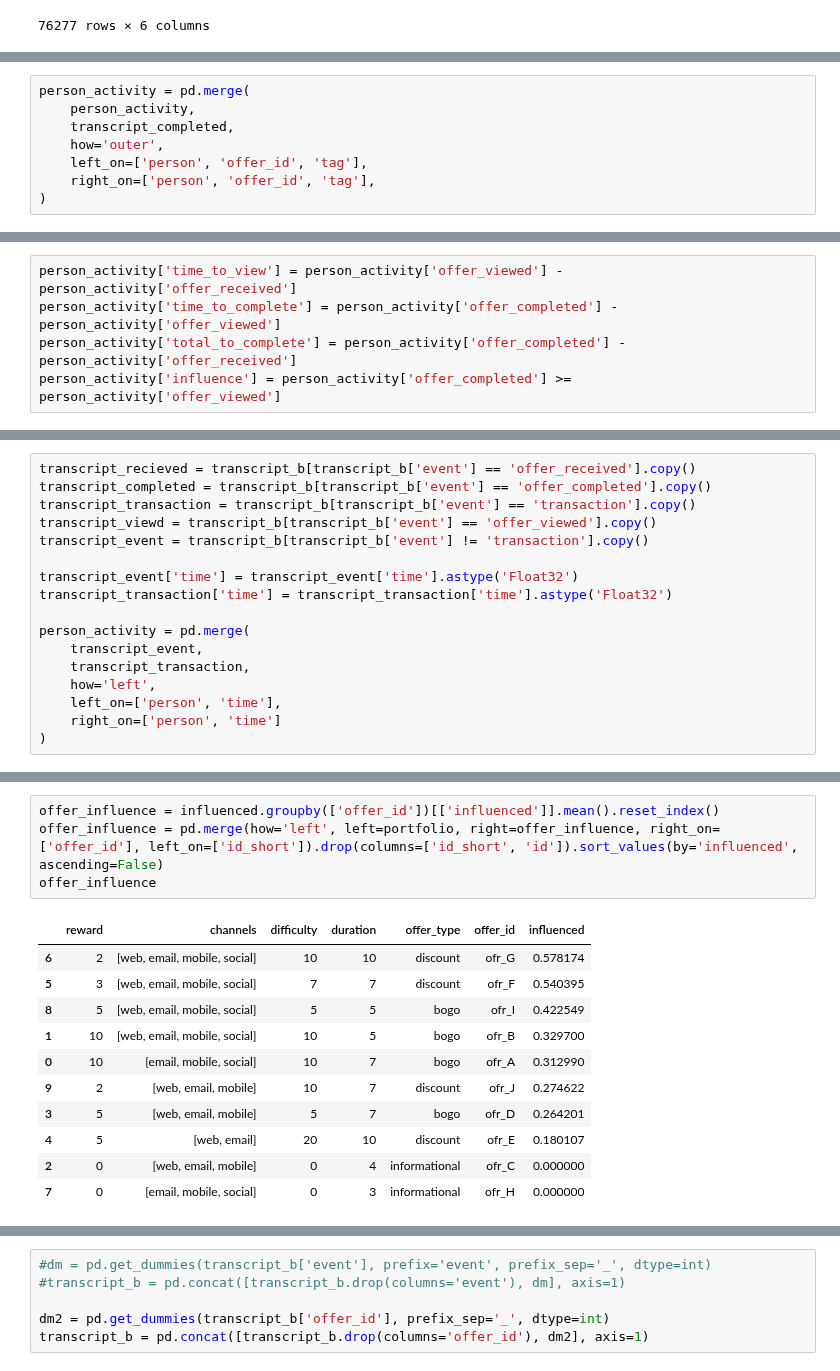
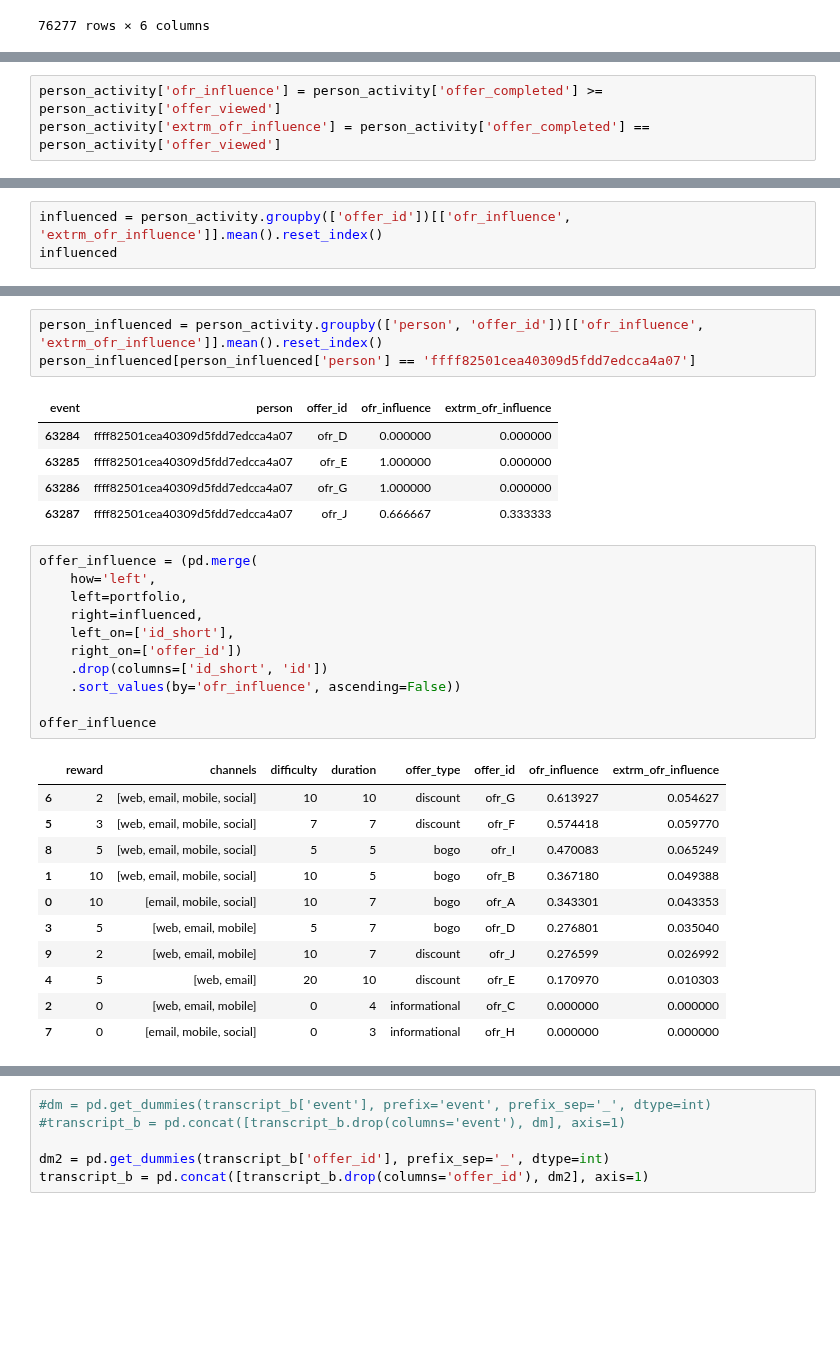
Before and after one commit to Niltonjuniorphd/Starbucks_project, a Jupyter notebook: Starbucks_Capstone_notebook.ipynb, the cells around one changed output, grey strips where cells are left out. Drawn from its saved outputs; the diff is of its cells as text; blank space fills up the shorter version.

```diff
--- a/Starbucks_Capstone_notebook.ipynb
+++ b/Starbucks_Capstone_notebook.ipynb
@@ -455,8 +385,0 @@ person_activity = pd.merge(
-# %%
-person_activity = pd.merge(
-    person_activity,
-    transcript_completed,
-    how='outer',
-    left_on=['person', 'offer_id', 'tag'],
-    right_on=['person', 'offer_id', 'tag'],
-)
@@ -552,5 +409,3 @@ transcript_b[(transcript_b['person'] == 'fffad4f4828548d1b5583907f2e9906b')] # &
 # %%
-person_activity['time_to_view'] = person_activity['offer_viewed'] - person_activity['offer_received']
-person_activity['time_to_complete'] = person_activity['offer_completed'] - person_activity['offer_viewed']
-person_activity['total_to_complete'] = person_activity['offer_completed'] - person_activity['offer_received']
-person_activity['influence'] = person_activity['offer_completed'] >= person_activity['offer_viewed']
+person_activity['ofr_influence'] = person_activity['offer_completed'] >= person_activity['offer_viewed']
+person_activity['extrm_ofr_influence'] = person_activity['offer_completed'] == person_activity['offer_viewed']
@@ -584,17 +420,0 @@ person_activity[person_activity['person'] == 'fffad4f4828548d1b5583907f2e9906b']
-# %%
-transcript_recieved = transcript_b[transcript_b['event'] == 'offer_received'].copy()
-transcript_completed = transcript_b[transcript_b['event'] == 'offer_completed'].copy()
-transcript_transaction = transcript_b[transcript_b['event'] == 'transaction'].copy()
-transcript_viewd = transcript_b[transcript_b['event'] == 'offer_viewed'].copy()
-transcript_event = transcript_b[transcript_b['event'] != 'transaction'].copy()
-
-transcript_event['time'] = transcript_event['time'].astype('Float32')
-transcript_transaction['time'] = transcript_transaction['time'].astype('Float32')
-
-person_activity = pd.merge(
-    transcript_event,
-    transcript_transaction,
-    how='left',
-    left_on=['person', 'time'],
-    right_on=['person', 'time']
-)
@@ -608,0 +421,3 @@ person_activity[person_activity['person'] == 'ffff82501cea40309d5fdd7edcca4a07']
+# %%
+influenced = person_activity.groupby(['offer_id'])[['ofr_influence', 'extrm_ofr_influence']].mean().reset_index()
+influenced
@@ -609,16 +436,32 @@ person_activity[person_activity['person'] == 'ffff82501cea40309d5fdd7edcca4a07']
+# %%
+person_influenced = person_activity.groupby(['person', 'offer_id'])[['ofr_influence', 'extrm_ofr_influence']].mean().reset_index()
+person_influenced[person_influenced['person'] == 'ffff82501cea40309d5fdd7edcca4a07']
+# %% [output]
+| event | person | offer_id | ofr_influence | extrm_ofr_influence |
+| 63284 | ffff82501cea40309d5fdd7edcca4a07 | ofr_D | 0.000000 | 0.000000 |
+| 63285 | ffff82501cea40309d5fdd7edcca4a07 | ofr_E | 1.000000 | 0.000000 |
+| 63286 | ffff82501cea40309d5fdd7edcca4a07 | ofr_G | 1.000000 | 0.000000 |
+| 63287 | ffff82501cea40309d5fdd7edcca4a07 | ofr_J | 0.666667 | 0.333333 |
 # %%
-offer_influence = influenced.groupby(['offer_id'])[['influenced']].mean().reset_index()
-offer_influence = pd.merge(how='left', left=portfolio, right=offer_influence, right_on=['offer_id'], left_on=['id_short']).drop(columns=['id_short', 'id']).sort_values(by='influenced', ascending=False)
+offer_influence = (pd.merge(
+    how='left',
+    left=portfolio,
+    right=influenced,
+    left_on=['id_short'],
+    right_on=['offer_id'])
+    .drop(columns=['id_short', 'id'])
+    .sort_values(by='ofr_influence', ascending=False))
+
 offer_influence
 # %% [output]
-|  | reward | channels | difficulty | duration | offer_type | offer_id | influenced |
-| 6 | 2 | [web, email, mobile, social] | 10 | 10 | discount | ofr_G | 0.578174 |
-| 5 | 3 | [web, email, mobile, social] | 7 | 7 | discount | ofr_F | 0.540395 |
-| 8 | 5 | [web, email, mobile, social] | 5 | 5 | bogo | ofr_I | 0.422549 |
-| 1 | 10 | [web, email, mobile, social] | 10 | 5 | bogo | ofr_B | 0.329700 |
-| 0 | 10 | [email, mobile, social] | 10 | 7 | bogo | ofr_A | 0.312990 |
-| 9 | 2 | [web, email, mobile] | 10 | 7 | discount | ofr_J | 0.274622 |
-| 3 | 5 | [web, email, mobile] | 5 | 7 | bogo | ofr_D | 0.264201 |
-| 4 | 5 | [web, email] | 20 | 10 | discount | ofr_E | 0.180107 |
-| 2 | 0 | [web, email, mobile] | 0 | 4 | informational | ofr_C | 0.000000 |
-| 7 | 0 | [email, mobile, social] | 0 | 3 | informational | ofr_H | 0.000000 |
+|  | reward | channels | difficulty | duration | offer_type | offer_id | ofr_influence | extrm_ofr_influence |
+| 6 | 2 | [web, email, mobile, social] | 10 | 10 | discount | ofr_G | 0.613927 | 0.054627 |
+| 5 | 3 | [web, email, mobile, social] | 7 | 7 | discount | ofr_F | 0.574418 | 0.059770 |
+| 8 | 5 | [web, email, mobile, social] | 5 | 5 | bogo | ofr_I | 0.470083 | 0.065249 |
+| 1 | 10 | [web, email, mobile, social] | 10 | 5 | bogo | ofr_B | 0.367180 | 0.049388 |
+| 0 | 10 | [email, mobile, social] | 10 | 7 | bogo | ofr_A | 0.343301 | 0.043353 |
+| 3 | 5 | [web, email, mobile] | 5 | 7 | bogo | ofr_D | 0.276801 | 0.035040 |
+| 9 | 2 | [web, email, mobile] | 10 | 7 | discount | ofr_J | 0.276599 | 0.026992 |
+| 4 | 5 | [web, email] | 20 | 10 | discount | ofr_E | 0.170970 | 0.010303 |
+| 2 | 0 | [web, email, mobile] | 0 | 4 | informational | ofr_C | 0.000000 | 0.000000 |
+| 7 | 0 | [email, mobile, social] | 0 | 3 | informational | ofr_H | 0.000000 | 0.000000 |
```
Also changed, not shown: parts of 38 cells of this notebook.
